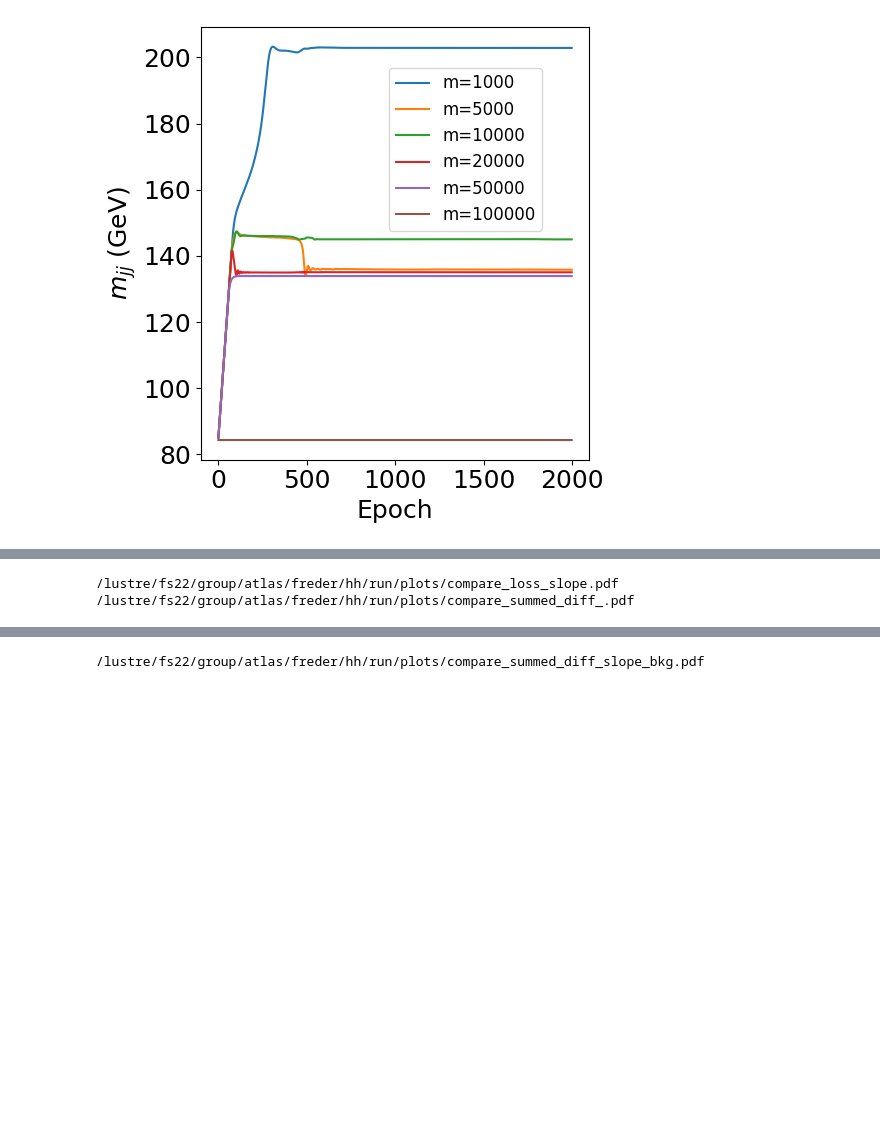
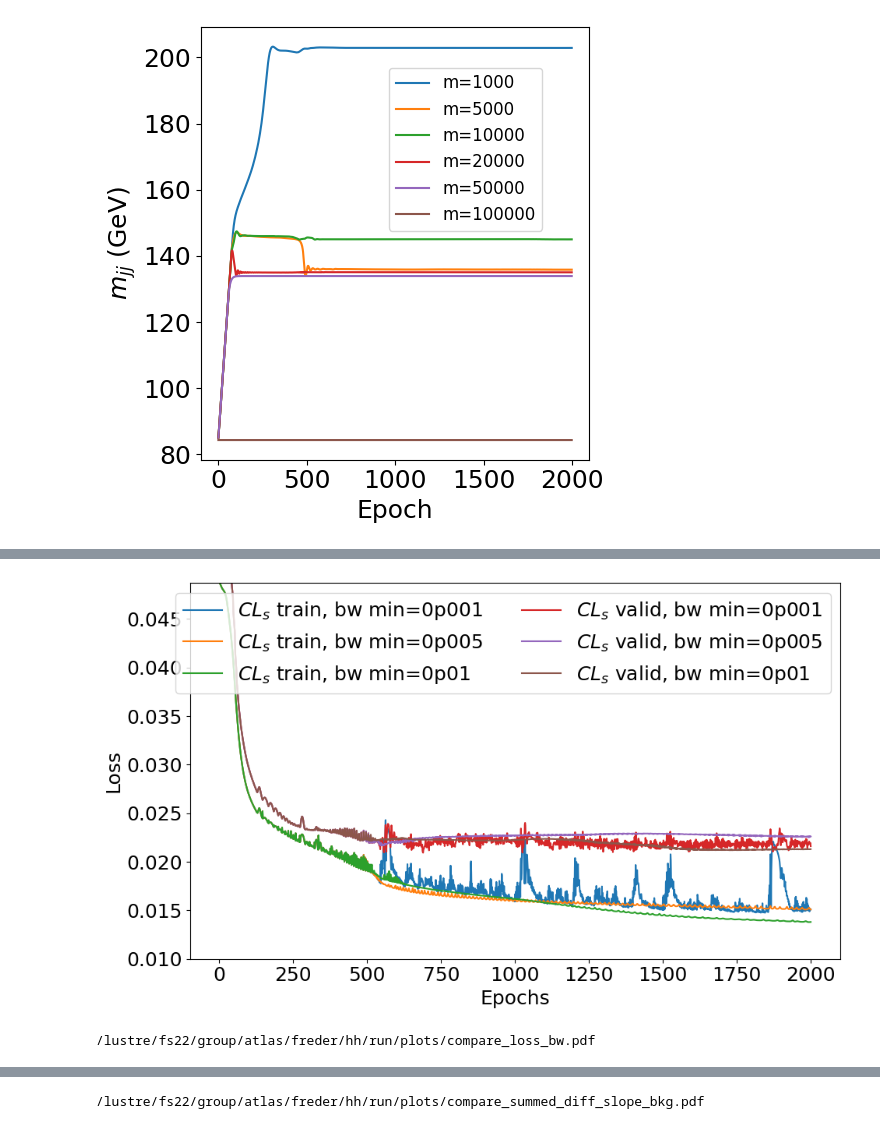
Before and after one commit to fred-renner/tomatos, a Jupyter notebook: tomatos/compare_plots.ipynb, the cells around one changed output, grey strips where cells are left out. Cells and saved outputs as stored; diff of their text form; code cells hidden in the pictures; blank space fills up the shorter version.

```diff
--- a/tomatos/compare_plots.ipynb
+++ b/tomatos/compare_plots.ipynb
@@ -112,81 +196,38 @@ plt.close()
 # %%
 
 
 plt.figure(figsize=(10, 6))
-
-
 for m in models:
     model_path = "/lustre/fs22/group/atlas/freder/hh/run/tomatos/" + m + "/"
     with open(model_path + "metrics.json", "r") as file:
         metrics = json.load(file)
 
     epoch_grid = range(1, len(metrics["cls_train"]) + 1)
-    no_fold_m = m.split("_k_")[0]
-    aux_str = ", slope=" + no_fold_m.split("_")[-1]
+    no_fold_m = m.split("_slope")[0]
+    aux_str = ", bw min=" + no_fold_m.split("_")[-1]
     plt.plot(epoch_grid, metrics["cls_train"], label=r"$CL_s$ train" + aux_str)
 
 for m in models:
     model_path = "/lustre/fs22/group/atlas/freder/hh/run/tomatos/" + m + "/"
     with open(model_path + "metrics.json", "r") as file:
         metrics = json.load(file)
 
     epoch_grid = range(1, len(metrics["cls_train"]) + 1)
-    no_fold_m = m.split("_k_")[0]
-    aux_str = ", slope=" + no_fold_m.split("_")[-1]
+    no_fold_m = m.split("_slope")[0]
+    aux_str = ", bw min=" + no_fold_m.split("_")[-1]
     plt.plot(epoch_grid, metrics["cls_valid"], label=r"$CL_s$ valid" + aux_str)
 
 
-plt.legend(prop={"size": 10}, ncols=2)  # prop={"size": 6})plt.xlabel("Epoch")
+plt.legend(ncols=2)  # prop={"size": 6})plt.xlabel("Epoch")
 plt.ylabel("Loss")
 plt.xlabel("Epochs")
 plt.ylim([0.01, np.max(metrics["cls_train"])])
-plt.ylim([0.014, 0.025])
 plt.tight_layout()
-plot_path = "/lustre/fs22/group/atlas/freder/hh/run/plots/compare_loss_slope.pdf"
+plot_path = "/lustre/fs22/group/atlas/freder/hh/run/plots/compare_loss_bw.pdf"
+plt.show()
 print(plot_path)
 plt.savefig(plot_path)
 plt.close()
-
-models = [
-    "tomatos_cls_5_2000_study_1_lr_0p0005_bw_min_0p001_slope_5000_k_3",
-    "tomatos_cls_5_2000_study_1_lr_0p0005_bw_min_0p005_slope_5000_k_3",
-    "tomatos_cls_5_2000_study_1_lr_0p0005_bw_min_0p01_slope_5000_k_3",
-    # "tomatos_cls_5_2000_study_6_lr_0p0005_bw_min_0p0001_slope_20000_k_3",
-]
-
-plt.figure(figsize=(10, 6))
-for m in models:
-
-    model_path = "/lustre/fs22/group/atlas/freder/hh/run/tomatos/" + m + "/"
-    with open(model_path + "metrics.json", "r") as file:
-        metrics = json.load(file)
-    n_bins = len(metrics["signal_approximation_diff"][0])
-
-    total_sig_diff = (
-        np.max(np.abs(np.array(metrics["signal_approximation_diff"]) - 1), axis=1) * 100
-    )
-    total_bkg_diff = (
-        np.max(np.abs(np.array(metrics["bkg_approximation_diff"]) - 1), axis=1) * 100
-    )
-    no_fold_m = m.split("_slope")[0]
-
-    aux_str = "bw min=" + no_fold_m.split("_")[-1] + ", "
-    # plt.plot(
-    #     total_sig_diff,
-    #     label=aux_str + r"$\kappa_\mathrm{2V}=0$ signal",
-    #     alpha=0.7,
-    # )
-    plt.plot(total_bkg_diff, label=aux_str + "Background Estimate", alpha=0.75)
-
-plt.xlabel("Epoch")
-plt.ylabel("Maximum Bin Deviation (%)")
-plt.ylim([0, 10])
-plt.legend()
-plt.tight_layout()
-plot_path = "/lustre/fs22/group/atlas/freder/hh/run/plots/compare_summed_diff_.pdf"
-print(plot_path)
-plt.savefig(plot_path)
-plt.close()
 # %% [output]
+[figure, added]
-/lustre/fs22/group/atlas/freder/hh/run/plots/compare_loss_slope.pdf
-/lustre/fs22/group/atlas/freder/hh/run/plots/compare_summed_diff_.pdf
+/lustre/fs22/group/atlas/freder/hh/run/plots/compare_loss_bw.pdf
```
Also changed, not shown: parts of 4 cells of this notebook, 5 other files.
